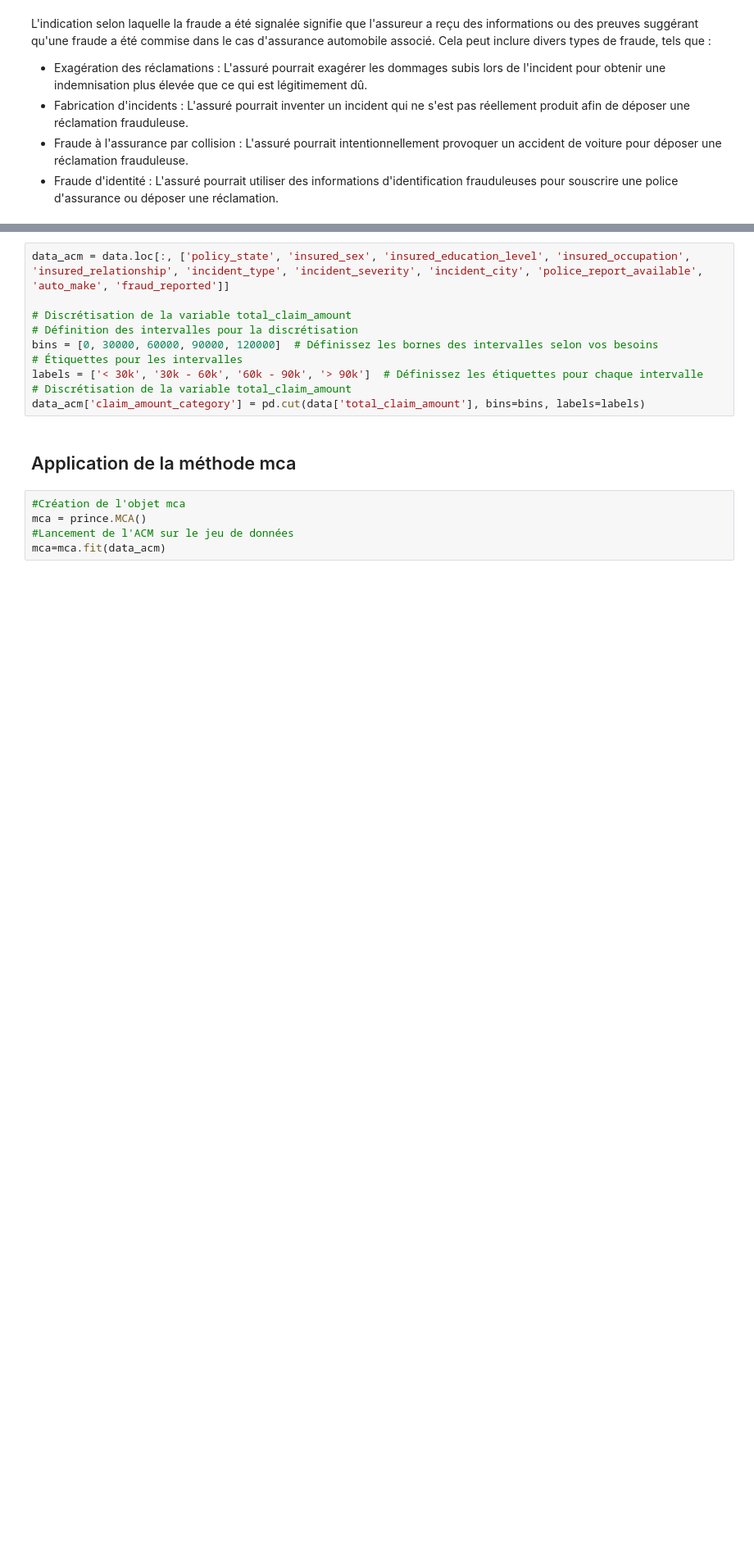
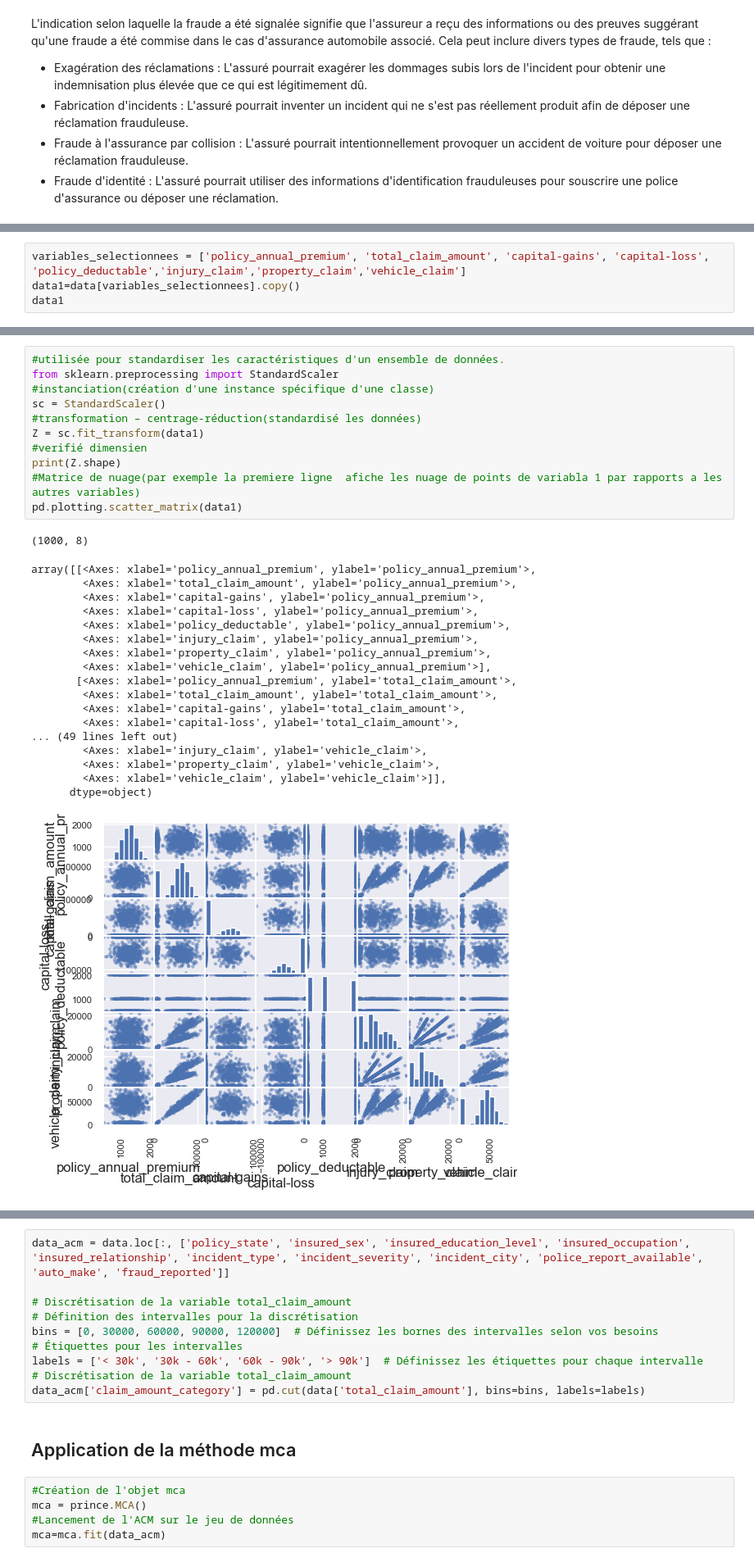
Before and after one commit to MohamedChaf/Analyse-de-donnees, a Jupyter notebook: inssurance.ipynb, the cells around one changed output, grey strips where cells are left out. Shown at 82% size. Cells and saved outputs as stored; diff of their text form; blank space fills up the shorter version.

```diff
--- a/inssurance.ipynb
+++ b/inssurance.ipynb
@@ -225,0 +326,4 @@ Problématique :
+# %%
+variables_selectionnees = ['policy_annual_premium', 'total_claim_amount', 'capital-gains', 'capital-loss', 'policy_deductable','injury_claim','property_claim','vehicle_claim']
+data1=data[variables_selectionnees].copy()
+data1
@@ -225,0 +346,31 @@ Problématique :
+# %%
+#utilisée pour standardiser les caractéristiques d'un ensemble de données.
+from sklearn.preprocessing import StandardScaler
+#instanciation(création d'une instance spécifique d'une classe)
+sc = StandardScaler()
+#transformation – centrage-réduction(standardisé les données)
+Z = sc.fit_transform(data1)
+#verifié dimensien
+print(Z.shape)
+#Matrice de nuage(par exemple la premiere ligne  afiche les nuage de points de variabla 1 par rapports a les autres variables)
+pd.plotting.scatter_matrix(data1)
+# %% [output]
+(1000, 8)
+array([[<Axes: xlabel='policy_annual_premium', ylabel='policy_annual_premium'>,
+        <Axes: xlabel='total_claim_amount', ylabel='policy_annual_premium'>,
+        <Axes: xlabel='capital-gains', ylabel='policy_annual_premium'>,
+        <Axes: xlabel='capital-loss', ylabel='policy_annual_premium'>,
+        <Axes: xlabel='policy_deductable', ylabel='policy_annual_premium'>,
+        <Axes: xlabel='injury_claim', ylabel='policy_annual_premium'>,
+        <Axes: xlabel='property_claim', ylabel='policy_annual_premium'>,
+        <Axes: xlabel='vehicle_claim', ylabel='policy_annual_premium'>],
+       [<Axes: xlabel='policy_annual_premium', ylabel='total_claim_amount'>,
+        <Axes: xlabel='total_claim_amount', ylabel='total_claim_amount'>,
+        <Axes: xlabel='capital-gains', ylabel='total_claim_amount'>,
+        <Axes: xlabel='capital-loss', ylabel='total_claim_amount'>,
+... (49 lines left out)
+        <Axes: xlabel='injury_claim', ylabel='vehicle_claim'>,
+        <Axes: xlabel='property_claim', ylabel='vehicle_claim'>,
+        <Axes: xlabel='vehicle_claim', ylabel='vehicle_claim'>]],
+      dtype=object)
+[figure, added]
```
Also changed, not shown: parts of 83 cells of this notebook.
